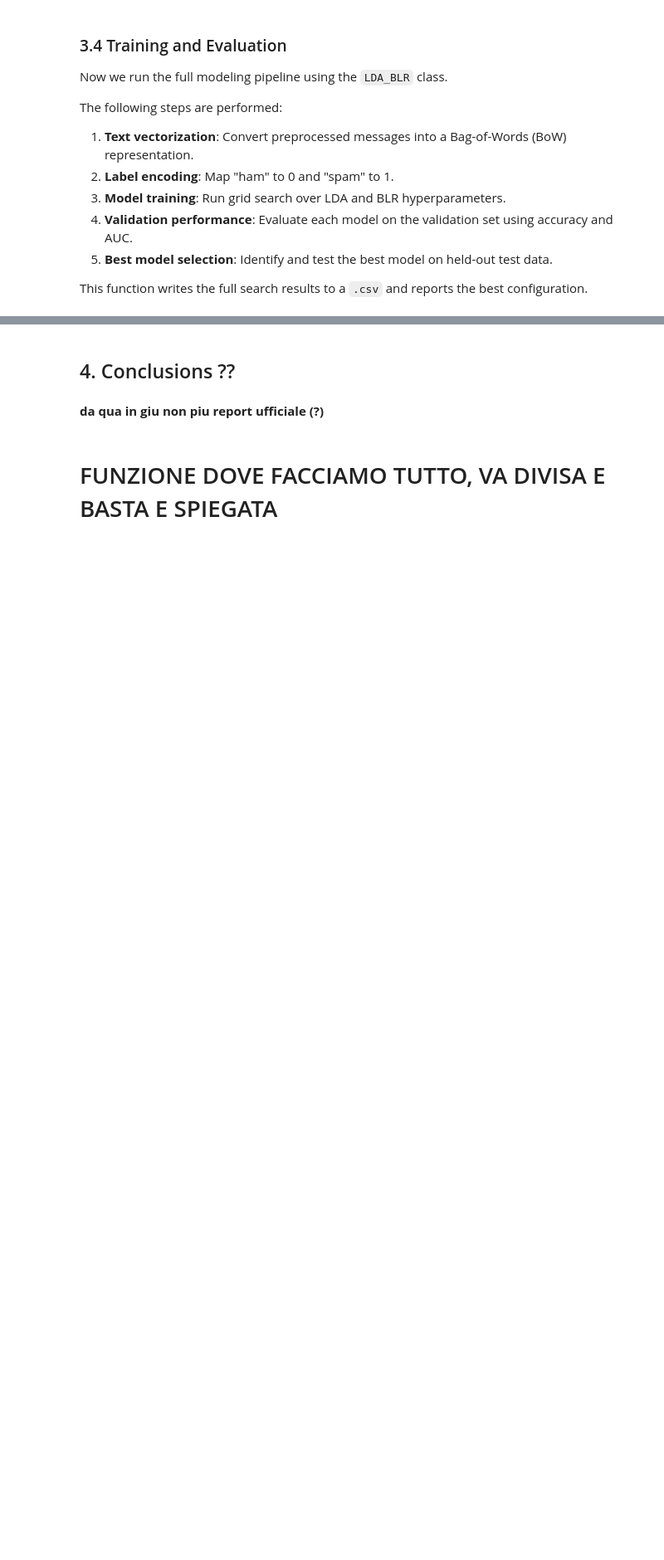
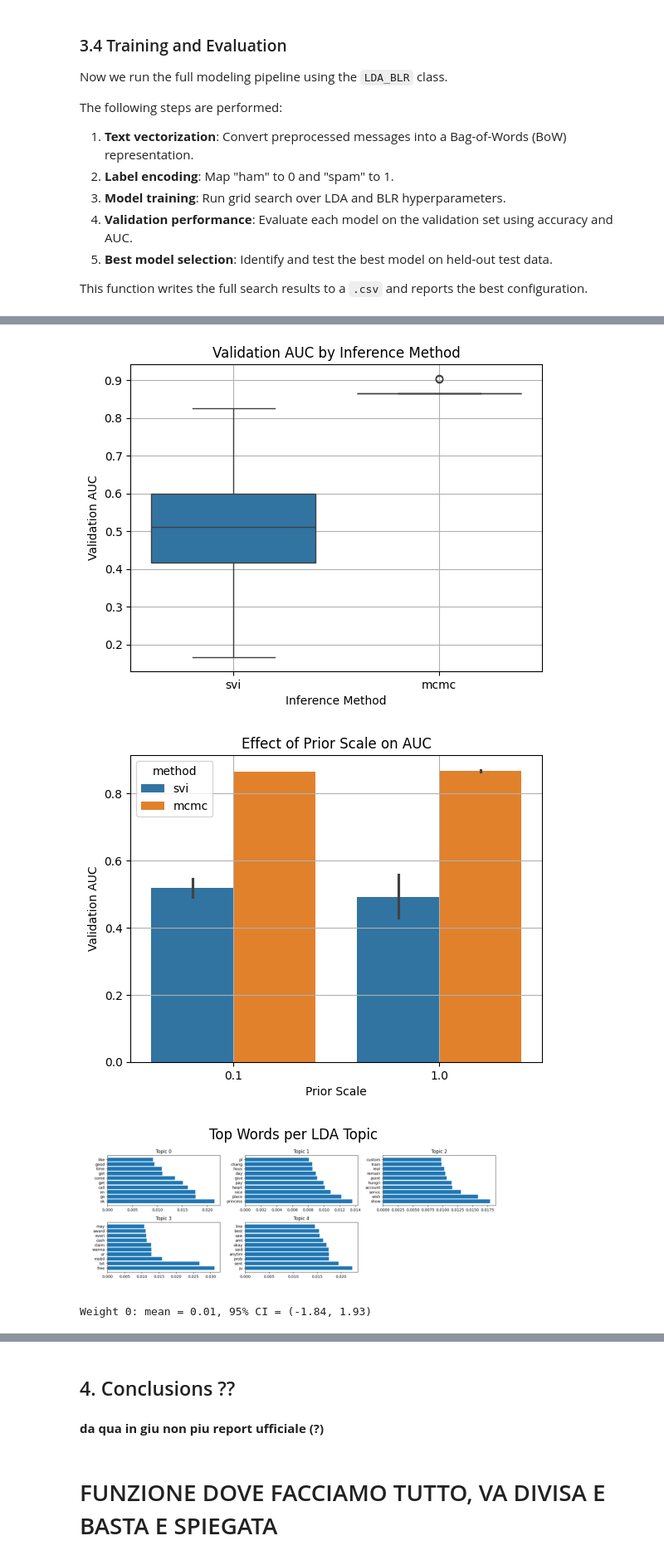
Before and after one commit to Gabriellanaro/SpamClassification, a Jupyter notebook: 42186_MBML_final_notebook.ipynb, the cells around one changed output, grey strips where cells are left out. Shown at 83% size. Drawn from its saved outputs; the diff is of its cells as text; code cells hidden in the pictures; blank space fills up the shorter version.

Commit message:
add after training results in notebook (draft)

```diff
--- a/42186_MBML_final_notebook.ipynb
+++ b/42186_MBML_final_notebook.ipynb
@@ -937,0 +940,71 @@ if __name__ == "__main__":
+# %%
+# 📂 Load Grid Search Results
+import pandas as pd
+import numpy as np
+import seaborn as sns
+import matplotlib.pyplot as plt
+from PIL import Image
+
+# Load grid search results
+results_df = pd.read_csv("run_20250521_160358/run_20250521_160416/grid_search_results.csv")  # 🔁 Replace with your actual path
+
+# 🏅 Identify Best Configurations
+best_svi = results_df[results_df['method'] == 'svi'].sort_values('val_accuracy', ascending=False).iloc[0]
+best_mcmc = results_df[results_df['method'] == 'mcmc'].sort_values('val_accuracy', ascending=False).iloc[0]
+
+print("🔹 Best SVI Configuration:")
+print(best_svi)
+print("\n🔸 Best MCMC Configuration:")
+print(best_mcmc)
+
+# 📊 Visualize SVI vs MCMC Performance
+sns.boxplot(data=results_df, x="method", y="val_accuracy")
+plt.title("Validation AUC by Inference Method")
+plt.ylabel("Validation AUC")
+plt.xlabel("Inference Method")
+plt.grid(True)
+plt.show()
+
+# 📊 Prior Scale Effect
+sns.barplot(data=results_df, x="prior_scale", y="val_accuracy", hue="method")
+plt.title("Effect of Prior Scale on AUC")
+plt.ylabel("Validation AUC")
+plt.xlabel("Prior Scale")
+plt.grid(True)
+plt.show()
+
+# 🧠 Show Topics (LDA Output)
+img = Image.open("run_20250521_160358/run_20250521_160416/best_lda_topics.png")  # 🔁 Replace with your actual image path
+plt.imshow(img)
+plt.axis("off")
+plt.title("Top Words per LDA Topic")
+plt.show()
+
+# 🎯 Posterior Samples and Confidence Interval (Example for weight 0)
+# Replace with your real posterior samples if available
+# weights_samples = np.load("path/to/weights_samples.npy")
+weights_samples = np.random.normal(loc=0, scale=1, size=(1000, 5))  # Example data
+
+ci_lower = np.percentile(weights_samples[:, 0], 2.5)
+ci_upper = np.percentile(weights_samples[:, 0], 97.5)
+mean_weight = np.mean(weights_samples[:, 0])
+
+print(f"Weight 0: mean = {mean_weight:.2f}, 95% CI = ({ci_lower:.2f}, {ci_upper:.2f})")
+
+sns.kdeplot(weights_samples[:, 0], fill=True)
+plt.axvline(ci_lower, color='red', linestyle='--', label='2.5% CI')
+plt.axvline(ci_upper, color='red', linestyle='--', label='97.5% CI')
+plt.title("Posterior Distribution of Weight 0")
+plt.legend()
+plt.grid(True)
+plt.show()
+
+# 🔮 Predictive Confidence Histogram (Optional)
+# predictive_probs = np.load("path/to/predictive_probs.npy")
+# sns.histplot(predictive_probs, bins=20, kde=True)
+# plt.title("Predictive Confidence Histogram")
+# plt.xlabel("P(spam | message)")
+# plt.ylabel("Frequency")
+# plt.grid(True)
+# plt.show()
+# %% [output]
@@ -937,0 +1030,4 @@ if __name__ == "__main__":
+[figure, added]
+[figure, added]
+[figure, added]
+Weight 0: mean = 0.01, 95% CI = (-1.84, 1.93)
```
Also changed, not shown: parts of 2 cells of this notebook, 3 other files.
